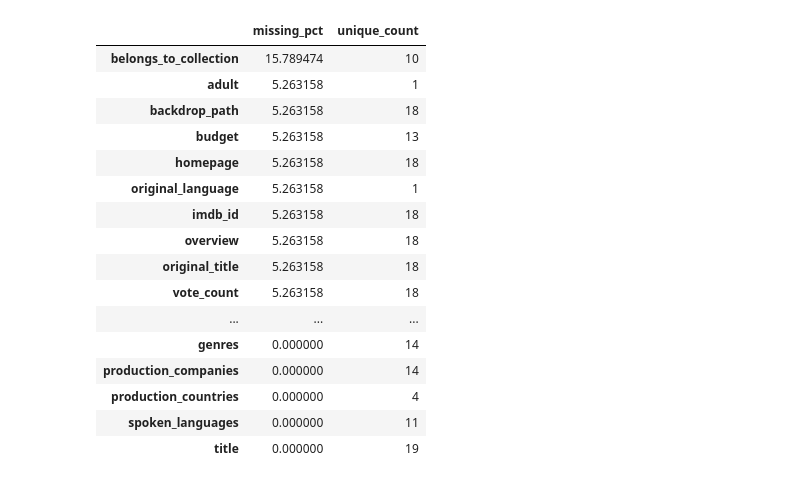
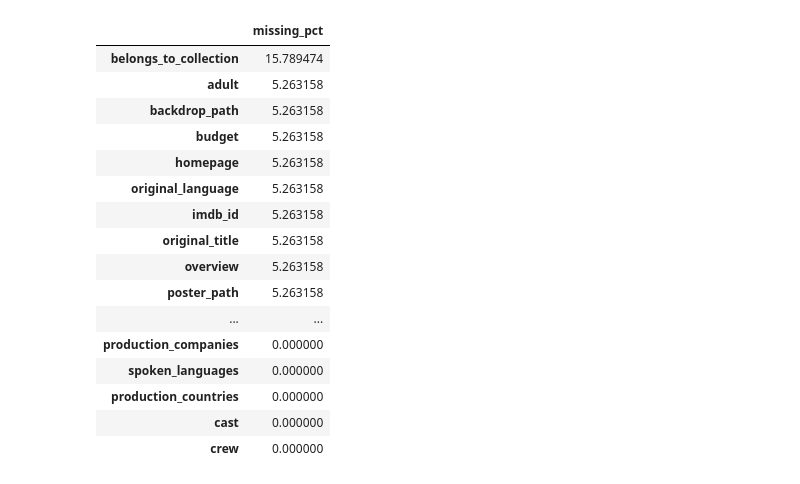
Before and after one commit to hubiverse/amalitech-de-labs, a Jupyter notebook: tmdb_movie/main.ipynb, the cells around one changed output. Cells and saved outputs as stored; diff of their text form; code cells hidden in the pictures.

```diff
--- a/tmdb_movie/main.ipynb
+++ b/tmdb_movie/main.ipynb
@@ -83,33 +83,31 @@ df.describe()
 # %%
-# Missing % and Unique values
-missing_check = (
-    df.isna()
+# Missing %
+(
+    df
+    .isna()
     .mean()
     .mul(100)
     .to_frame(name='missing_pct')
-    .assign(unique_count=df.nunique())
     .sort_values('missing_pct', ascending=False)
 )
-
-missing_check
 # %% [output]
-|  | missing_pct | unique_count |
-| belongs_to_collection | 15.789474 | 10 |
-| adult | 5.263158 | 1 |
-| backdrop_path | 5.263158 | 18 |
-| budget | 5.263158 | 13 |
-| homepage | 5.263158 | 18 |
-| original_language | 5.263158 | 1 |
-| imdb_id | 5.263158 | 18 |
-| overview | 5.263158 | 18 |
-| original_title | 5.263158 | 18 |
-| vote_count | 5.263158 | 18 |
-| ... | ... | ... |
-| genres | 0.000000 | 14 |
-| production_companies | 0.000000 | 14 |
-| production_countries | 0.000000 | 4 |
-| spoken_languages | 0.000000 | 11 |
-| title | 0.000000 | 19 |
+|  | missing_pct |
+| belongs_to_collection | 15.789474 |
+| adult | 5.263158 |
+| backdrop_path | 5.263158 |
+| budget | 5.263158 |
+| homepage | 5.263158 |
+| original_language | 5.263158 |
+| imdb_id | 5.263158 |
+| original_title | 5.263158 |
+| overview | 5.263158 |
+| poster_path | 5.263158 |
+| ... | ... |
+| production_companies | 0.000000 |
+| spoken_languages | 0.000000 |
+| production_countries | 0.000000 |
+| cast | 0.000000 |
+| crew | 0.000000 |
 # %%
 # Columns with objects or lists
 json_cols = ['belongs_to_collection', 'genres', 'production_countries',
```
Also changed, not shown: parts of 10 cells of this notebook, 3 other files.
